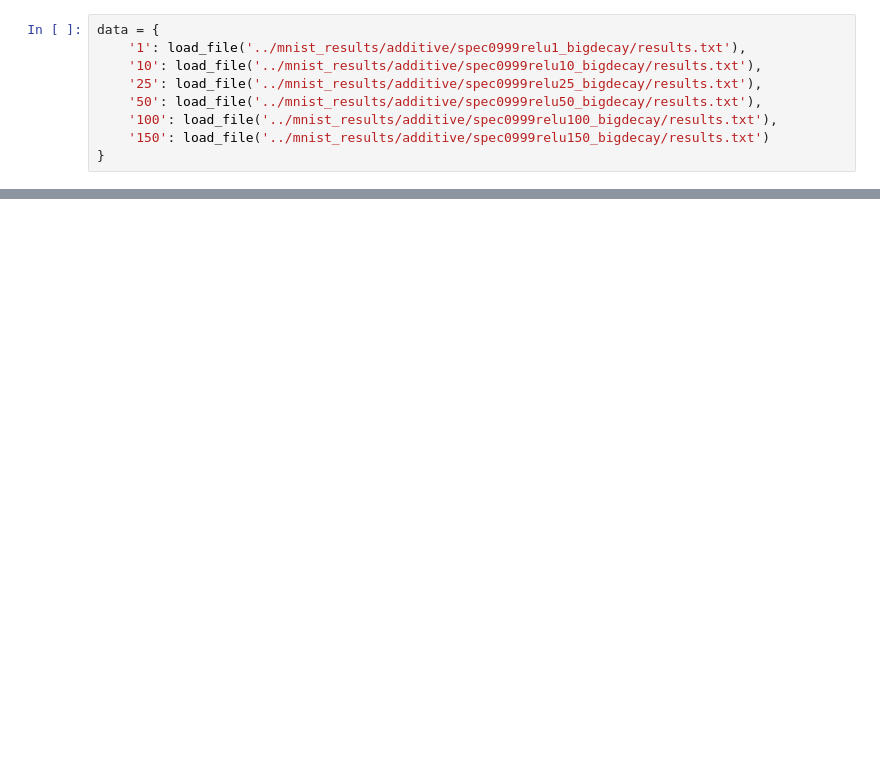
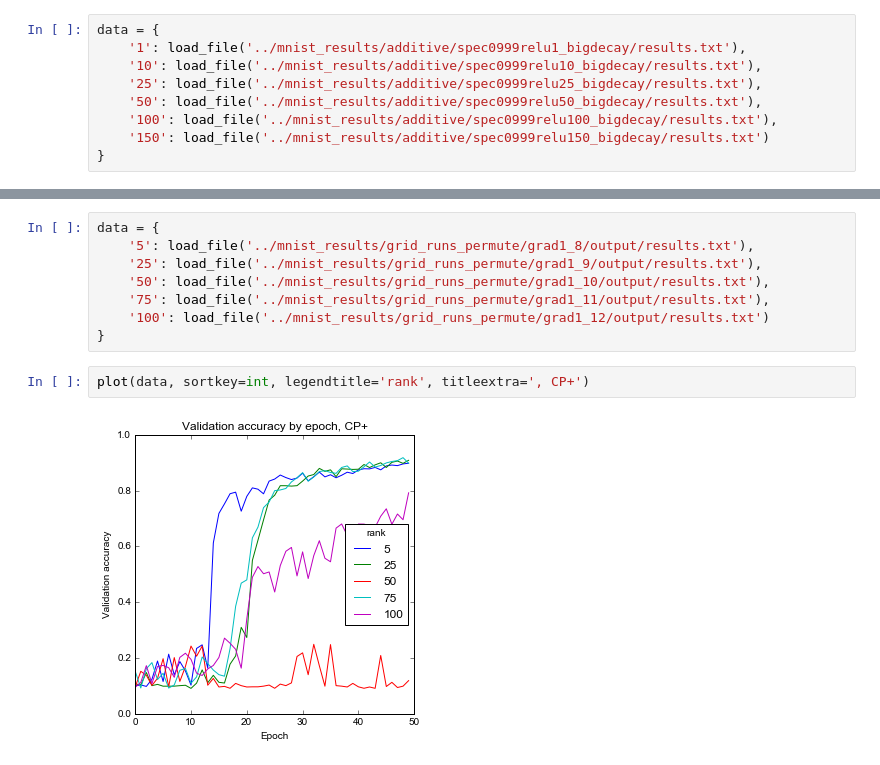
Before and after one commit to PFCM/489-notebooks, a Jupyter notebook: mnist_graphs.ipynb, the cells around one changed output, grey strips where cells are left out. Cells and saved outputs as stored; diff of their text form; blank space fills up the shorter version.

```diff
--- a/mnist_graphs.ipynb
+++ b/mnist_graphs.ipynb
@@ -49,0 +64,12 @@ plot(data, sortkey=int, legendtitle='rank')
+# %%
+data = {
+    '5': load_file('../mnist_results/grid_runs_permute/grad1_8/output/results.txt'),
+    '25': load_file('../mnist_results/grid_runs_permute/grad1_9/output/results.txt'),
+    '50': load_file('../mnist_results/grid_runs_permute/grad1_10/output/results.txt'),
+    '75': load_file('../mnist_results/grid_runs_permute/grad1_11/output/results.txt'),
+    '100': load_file('../mnist_results/grid_runs_permute/grad1_12/output/results.txt')
+}
+# %%
+plot(data, sortkey=int, legendtitle='rank', titleextra=', CP+')
+# %% [output]
+[figure, added]
```
Also changed, not shown: parts of 8 cells of this notebook, 1 other file.
